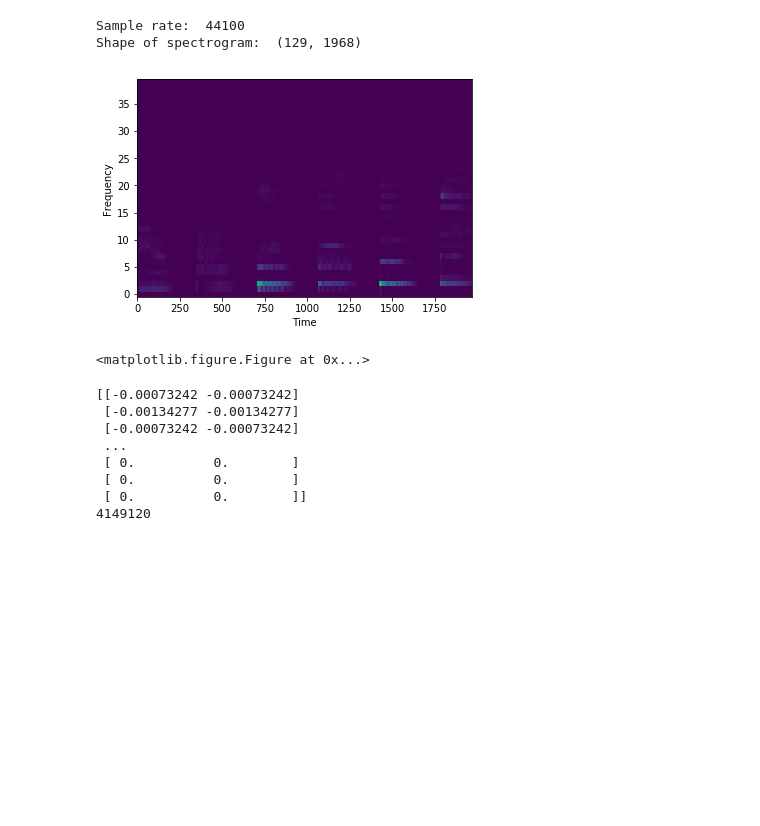
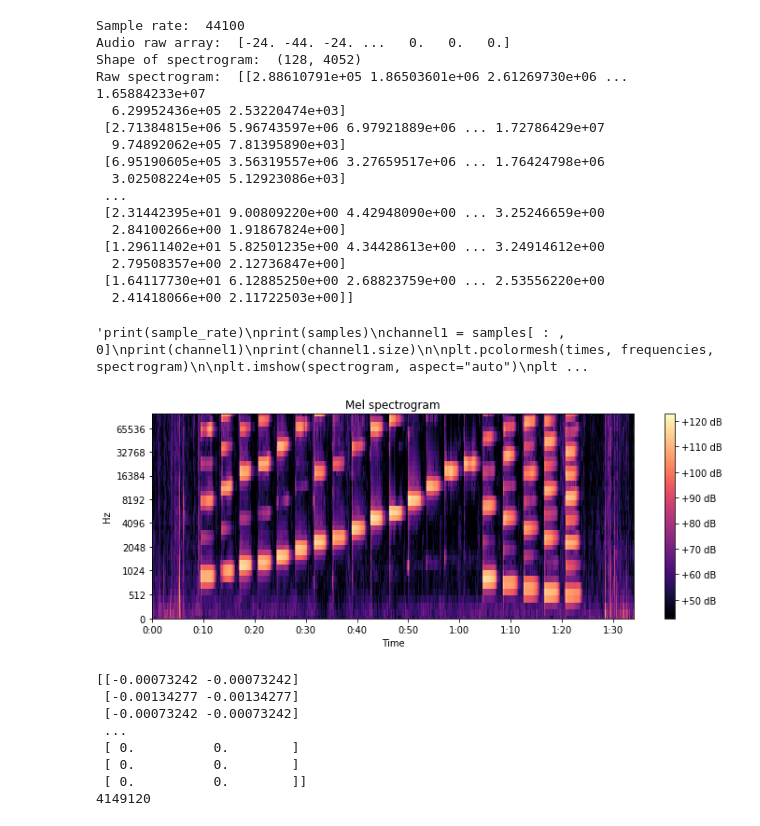
Before and after one commit to tinzh/machine-learning-tone-generation, a Jupyter notebook: project/audioManipulationTest.ipynb, the cells around one changed output. Drawn from its saved outputs; the diff is of its cells as text; code cells hidden in the pictures; blank space fills up the shorter version.

```diff
--- a/project/audioManipulationTest.ipynb
+++ b/project/audioManipulationTest.ipynb
@@ -1,35 +169,62 @@
 # %%
 import matplotlib.pyplot as plt
 from scipy import signal
 from scipy.io import wavfile
+import librosa
+import librosa.display
+import numpy as np
 
 sample_rate, samples = wavfile.read('audio/homeFloor.wav')
-samples = samples[44100*5 : 44100*15, 0]
+#samples = samples[44100*5 : 44100*15, 0]
+samples = samples[:,0]
+samples = samples.astype(np.floating)
 print("Sample rate: ", sample_rate)
+print("Audio raw array: ", samples)
+spectrogram = librosa.feature.melspectrogram(samples, sample_rate)
+print("Shape of spectrogram: ", spectrogram.shape)
+print("Raw spectrogram: ", spectrogram)
+spectrogram = spectrogram[ : 40, :]
 
-frequencies, times, spectrogram = signal.spectrogram(samples, sample_rate)
-print("Shape of spectrogram: ", spectrogram.shape)
-frequencies.resize(40);
-spectrogram = spectrogram[ : 40, :]
+plt.figure(figsize=(10, 4))
+#librosa.display.specshow(librosa.power_to_db(spectrogram, ref=np.max), y_axis='mel', fmax=100000, x_axis='time')
+librosa.display.specshow(librosa.power_to_db(spectrogram), y_axis='mel', fmax=100000, x_axis='time')
+plt.colorbar(format='%+2.0f dB')
+plt.title('Mel spectrogram')
+plt.tight_layout()
+
 """print(sample_rate)
 print(samples)
 channel1 = samples[ : , 0]
 print(channel1)
-print(channel1.size)"""
+print(channel1.size)
 
 plt.pcolormesh(times, frequencies, spectrogram)
 
 plt.imshow(spectrogram, aspect="auto")
 plt.gca().invert_yaxis()
 plt.ylabel('Frequency')
 plt.xlabel('Time')
 plt.figure(figsize=(10,10))
-plt.show()
+plt.show()"""
 # %% [output]
 Sample rate:  44100
-Shape of spectrogram:  (129, 1968)
+Audio raw array:  [-24. -44. -24. ...   0.   0.   0.]
+Shape of spectrogram:  (128, 4052)
+Raw spectrogram:  [[2.88610791e+05 1.86503601e+06 2.61269730e+06 ... 1.65884233e+07
+  6.29952436e+05 2.53220474e+03]
+ [2.71384815e+06 5.96743597e+06 6.97921889e+06 ... 1.72786429e+07
+  9.74892062e+05 7.81395890e+03]
+ [6.95190605e+05 3.56319557e+06 3.27659517e+06 ... 1.76424798e+06
+  3.02508224e+05 5.12923086e+03]
+ ...
+ [2.31442395e+01 9.00809220e+00 4.42948090e+00 ... 3.25246659e+00
+  2.84100266e+00 1.91867824e+00]
+ [1.29611402e+01 5.82501235e+00 4.34428613e+00 ... 3.24914612e+00
+  2.79508357e+00 2.12736847e+00]
+ [1.64117730e+01 6.12885250e+00 2.68823759e+00 ... 2.53556220e+00
+  2.41418066e+00 2.11722503e+00]]
+'print(sample_rate)\nprint(samples)\nchannel1 = samples[ : , 0]\nprint(channel1)\nprint(channel1.size)\n\nplt.pcolormesh(times, frequencies, spectrogram)\n\nplt.imshow(spectrogram, aspect="auto")\nplt ...
-[figure, old version]
+[figure, new version]
-<matplotlib.figure.Figure at 0x...>
 # %%
 import numpy as np
 import soundfile as sf
```
Also changed, not shown: parts of 2 cells of this notebook, 21 other files.
